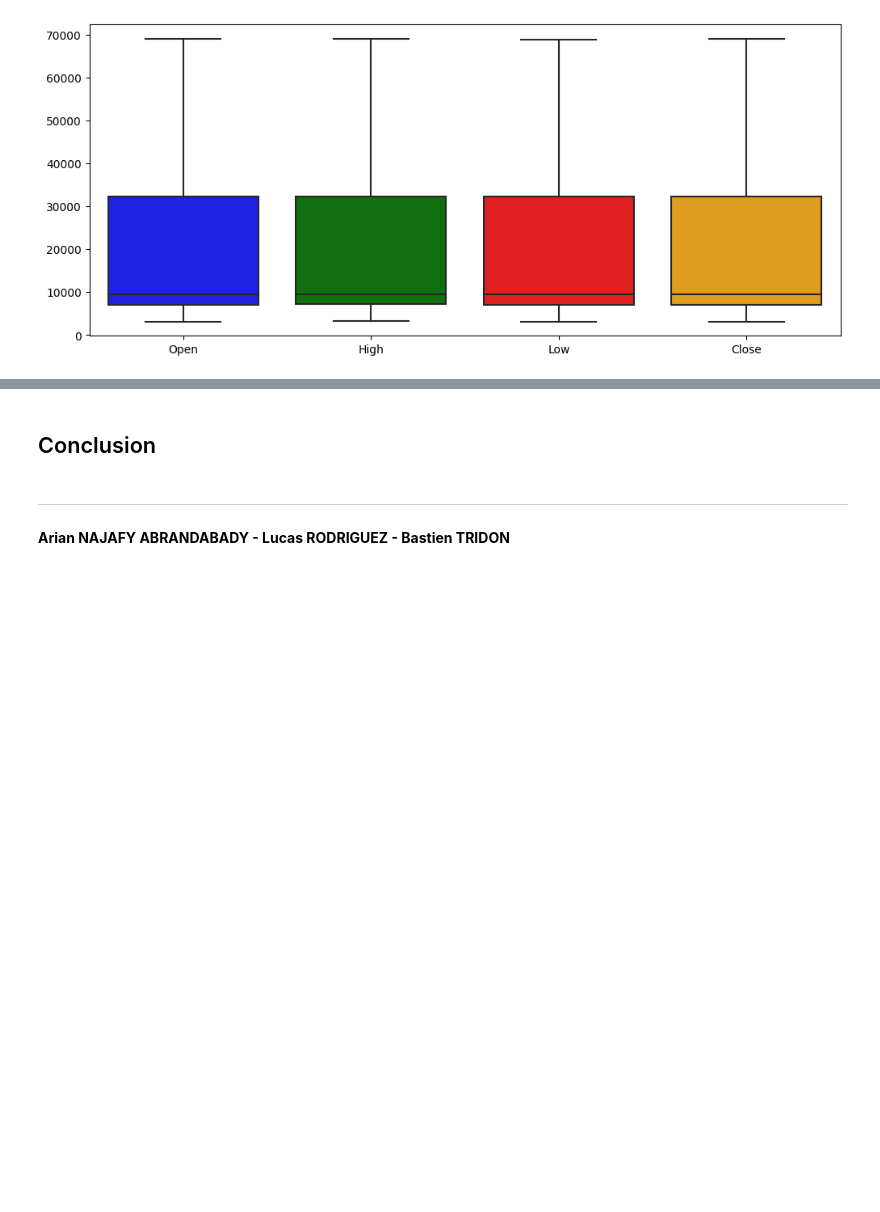
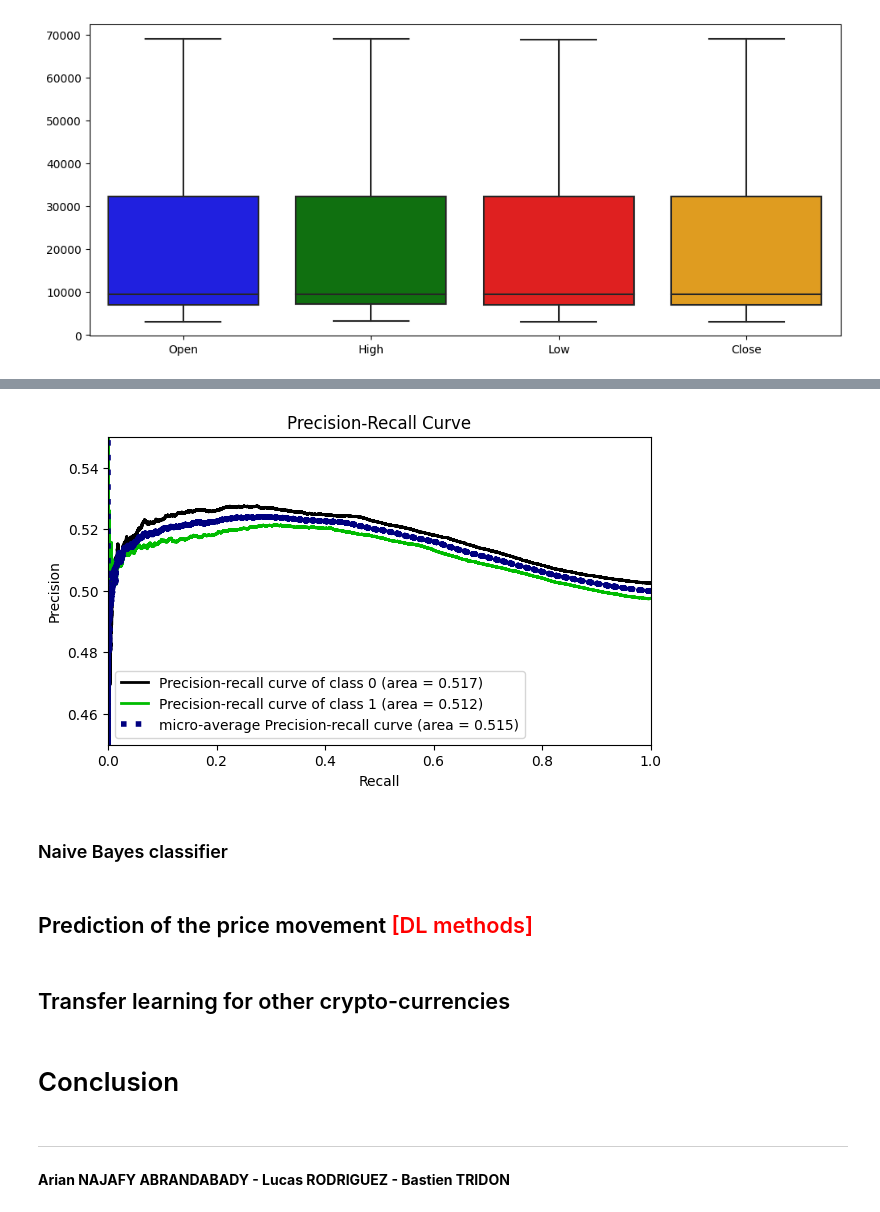
Before and after one commit to lcsrodriguez/cryptotrading, a Jupyter notebook: main.ipynb, the cells around one changed output, grey strips where cells are left out. Cells and saved outputs as stored; diff of their text form; code cells hidden in the pictures; blank space fills up the shorter version.

```diff
--- a/main.ipynb
+++ b/main.ipynb
@@ -537,5 +541,18 @@ Name: Target, Length: 534069, dtype: int64
+# %%
+# Plotting Precision-Recall curve
+fig, ax = plt.subplots(figsize=(7, 4))
+_ = skplt.metrics.plot_precision_recall(Y_test, Y_prob, ax=ax)
+_ = plt.ylim([0.45, 0.55])
+# %% [output]
+[figure, added]
+# %% [markdown]
+### Naive Bayes classifier
+# %% [markdown]
+## Prediction of the price movement <span style="color:red">[DL methods]</span>
+# %% [markdown]
+## Transfer learning for other crypto-currencies
 # %% [markdown]
-## Conclusion
+# Conclusion
 # %% [markdown]
 ---
 
```
Also changed, not shown: parts of 52 cells of this notebook.
